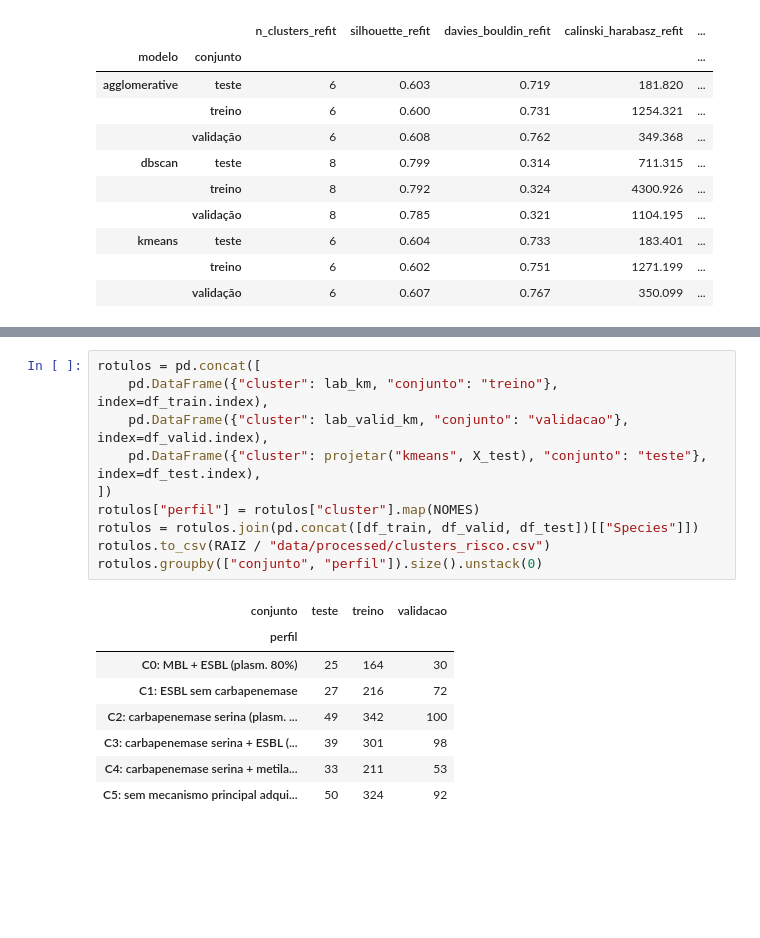
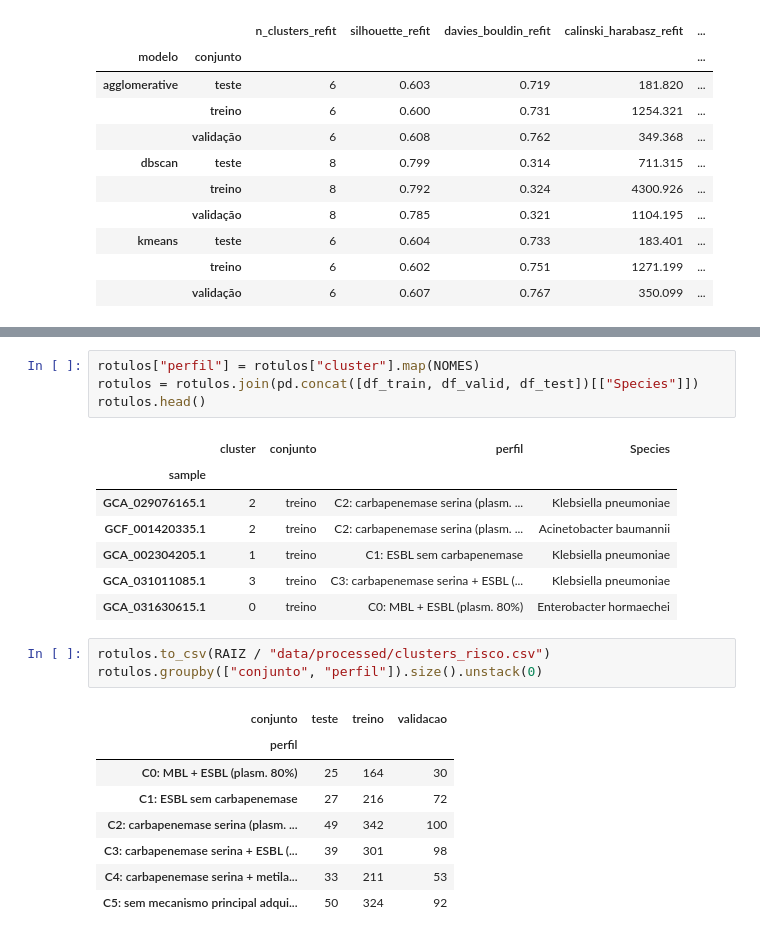
Before and after one commit to Rodrigo-Lusa/ml_isolados_brasileiros, a Jupyter notebook: notebooks/04_clusterizacao_risco.ipynb, the cells around one changed output, grey strips where cells are left out. Cells and saved outputs as stored; diff of their text form; blank space fills up the shorter version.

```diff
--- a/notebooks/04_clusterizacao_risco.ipynb
+++ b/notebooks/04_clusterizacao_risco.ipynb
@@ -533,11 +548,16 @@ com o Agglomerative. Salva o cluster de todos os genomas (treino = rótulo do fi
+# %%
+rotulos["perfil"] = rotulos["cluster"].map(NOMES)
+rotulos = rotulos.join(pd.concat([df_train, df_valid, df_test])[["Species"]])
+rotulos.head()
+# %% [output]
+|  | cluster | conjunto | perfil | Species |
+| sample |  |  |  |  |
+| GCA_029076165.1 | 2 | treino | C2: carbapenemase serina (plasm. ... | Klebsiella pneumoniae |
+| GCF_001420335.1 | 2 | treino | C2: carbapenemase serina (plasm. ... | Acinetobacter baumannii |
+| GCA_002304205.1 | 1 | treino | C1: ESBL sem carbapenemase | Klebsiella pneumoniae |
+| GCA_031011085.1 | 3 | treino | C3: carbapenemase serina + ESBL (... | Klebsiella pneumoniae |
+| GCA_031630615.1 | 0 | treino | C0: MBL + ESBL (plasm. 80%) | Enterobacter hormaechei |
 # %%
-rotulos = pd.concat([
-    pd.DataFrame({"cluster": lab_km, "conjunto": "treino"}, index=df_train.index),
-    pd.DataFrame({"cluster": lab_valid_km, "conjunto": "validacao"}, index=df_valid.index),
-    pd.DataFrame({"cluster": projetar("kmeans", X_test), "conjunto": "teste"}, index=df_test.index),
-])
-rotulos["perfil"] = rotulos["cluster"].map(NOMES)
-rotulos = rotulos.join(pd.concat([df_train, df_valid, df_test])[["Species"]])
 rotulos.to_csv(RAIZ / "data/processed/clusters_risco.csv")
 rotulos.groupby(["conjunto", "perfil"]).size().unstack(0)
 # %% [output]
```
Also changed, not shown: parts of 16 cells of this notebook, 1 other file.
